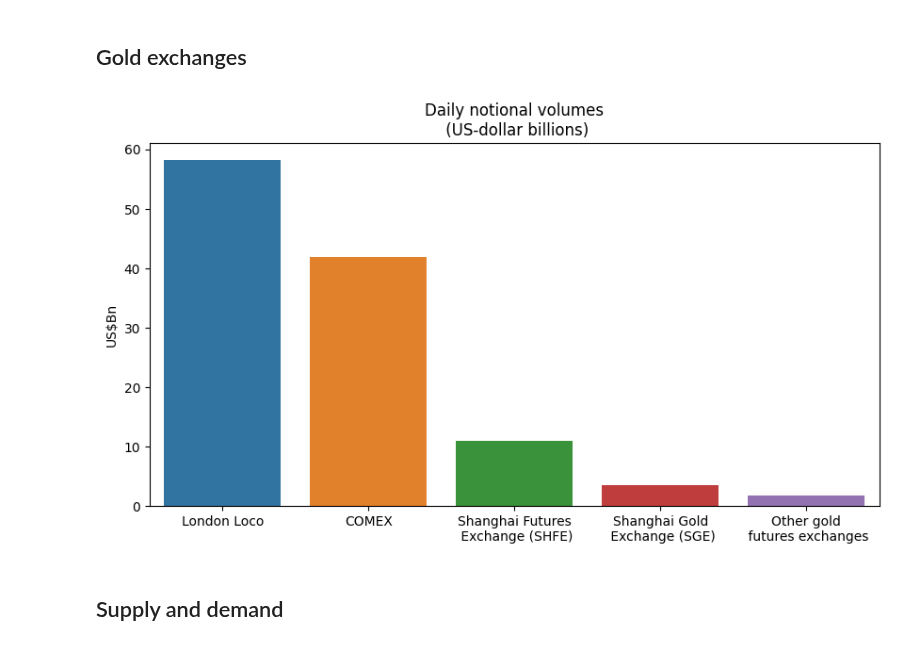
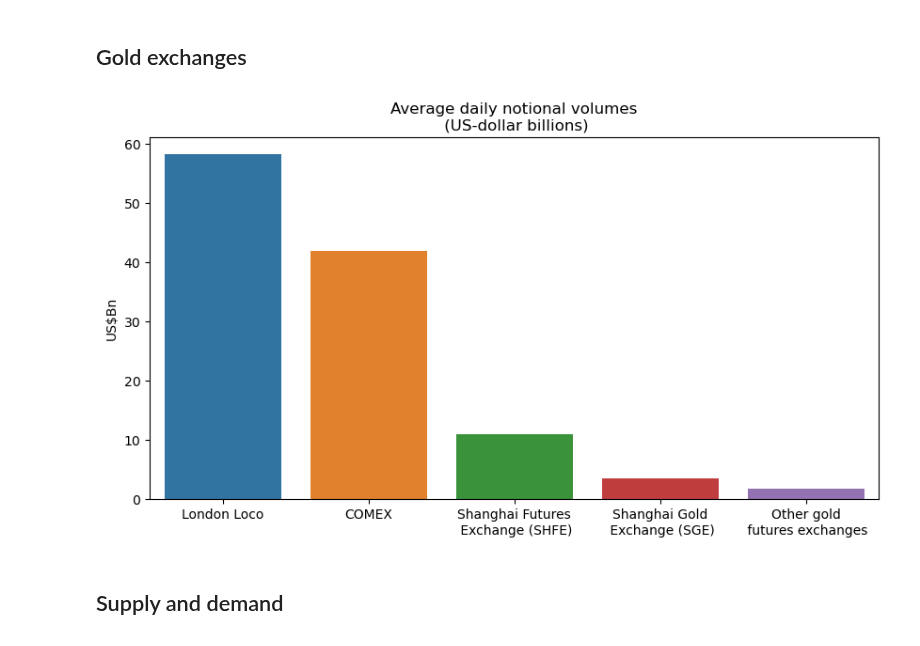
Before and after one commit to maxbranting/gold-forecast, a Jupyter notebook: plots.ipynb, the cells around one changed output. Drawn from its saved outputs; the diff is of its cells as text; code cells hidden in the pictures.

```diff
--- a/plots.ipynb
+++ b/plots.ipynb
@@ -7,14 +7,14 @@ import seaborn as sns
 # %%
 gex = {'Exchange':['London Loco', 'COMEX', 'Shanghai Futures\n Exchange (SHFE)', 'Shanghai Gold\n Exchange (SGE)', 'Other gold\n futures exchanges'], 'US$Bn':[58.18, 41.93, 10.94, 3.57, 1.81]}
 
 fig, ax = plt.subplots()
 sns.barplot(x='Exchange', y='US$Bn', data=gex)
 fig.set_size_inches(10,5)
 plt.ylabel('US$Bn')
-plt.title('Daily notional volumes\n (US-dollar billions)')
+plt.title('Average daily notional volumes\n (US-dollar billions)')
 plt.show()
 # %% [output]
-[figure, old version]
+[figure, new version]
 # %% [markdown]
 ## Supply and demand
 # %%
```
Also changed, not shown: 1 other file.
